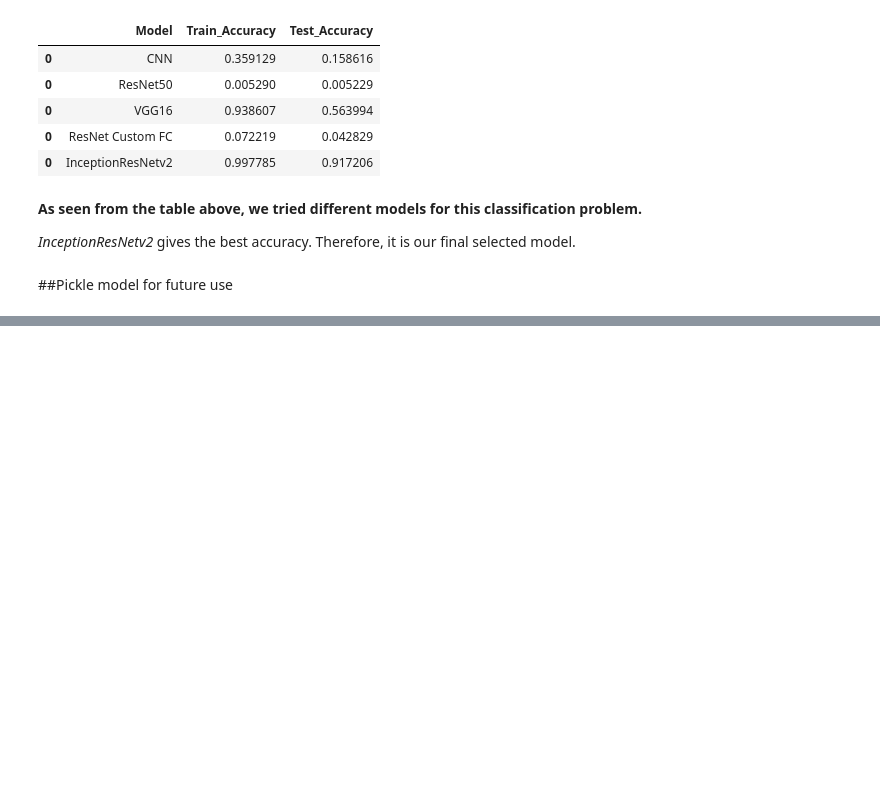
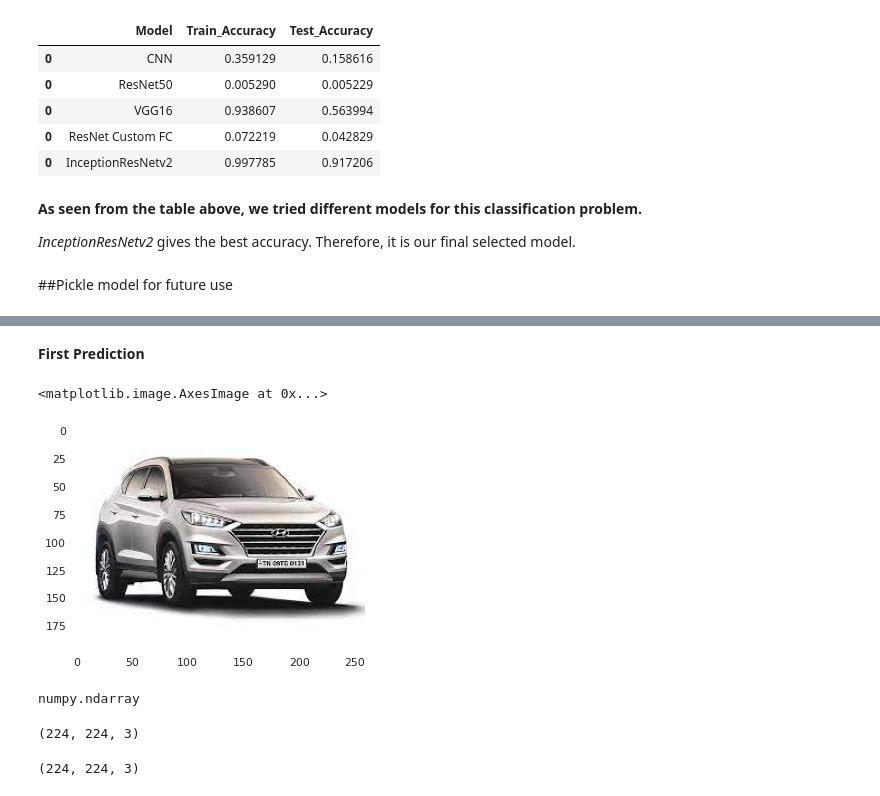
Before and after one commit to kunalpandyajgd/AIML_GL_CAPSTONE, a Jupyter notebook: capstonev2.ipynb, the cells around one changed output, grey strips where cells are left out. Cells and saved outputs as stored; diff of their text form; code cells hidden in the pictures; blank space fills up the shorter version.

Commit message:
Add files via upload
Added code for Prediction

```diff
--- a/capstonev2.ipynb
+++ b/capstonev2.ipynb
@@ -1166,0 +1182,14 @@ final_model.save('./final_model.h5')
+# %% [markdown]
+<b> First Prediction
+# %%
+path = 'test1.jpg'
+img = cv2.imread( path )
+plt.grid(False)
+plt.imshow(img)
+# %% [output]
+<matplotlib.image.AxesImage at 0x...>
+[figure, added]
+# %%
+type(img)
+# %% [output]
+numpy.ndarray
@@ -1166,0 +1201,10 @@ final_model.save('./final_model.h5')
+# %%
+img.shape
+# %% [output]
+(224, 224, 3)
+# %%
+pixels = img.astype('float32')
+pixels /= 255.0
+print(pixels.shape)
+# %% [output]
+(224, 224, 3)
```
Also changed, not shown: parts of 24 cells of this notebook.
